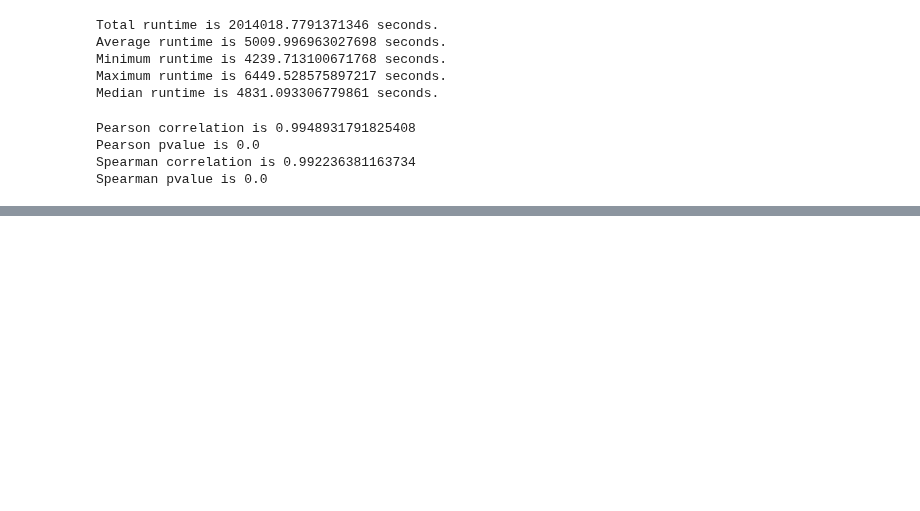
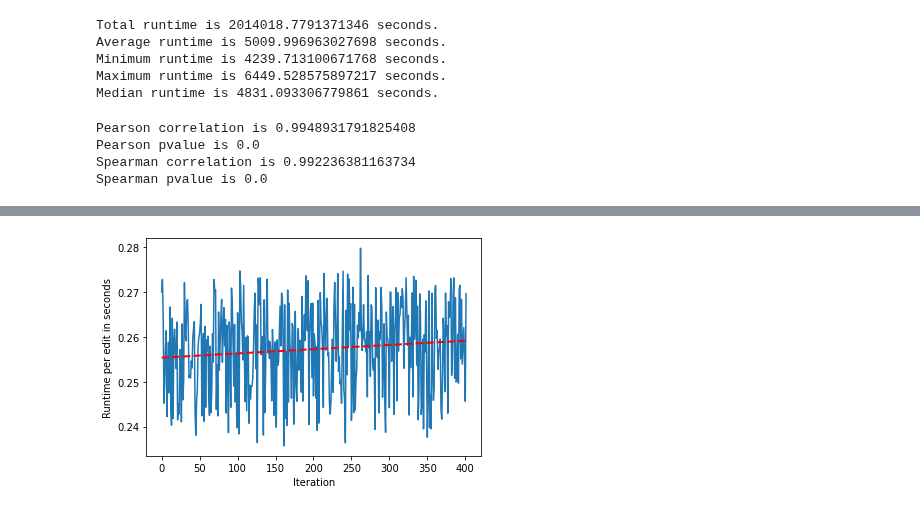
Before and after one commit to florenceboettger/visual-counterfactuals, a Jupyter notebook: evaluate_performance_initial.ipynb, the cells around one changed output, grey strips where cells are left out. Drawn from its saved outputs; the diff is of its cells as text; code cells hidden in the pictures; blank space fills up the shorter version.

```diff
--- a/evaluate_performance_initial.ipynb
+++ b/evaluate_performance_initial.ipynb
@@ -35,0 +40,4 @@ Average time per edit is 0.25591402120497714 seconds.
+# %%
+plot_runtime_per_edit(results, "runtime_per_edit")
+# %% [output]
+[figure, added]
```
Also changed, not shown: parts of 3 cells of this notebook, 10 other files.
